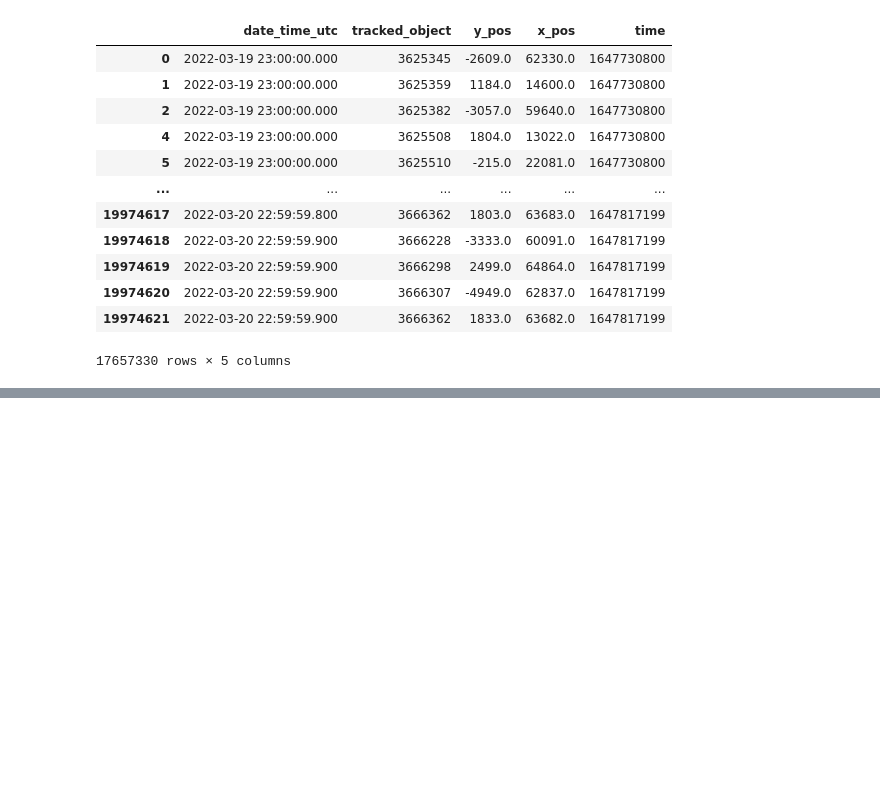
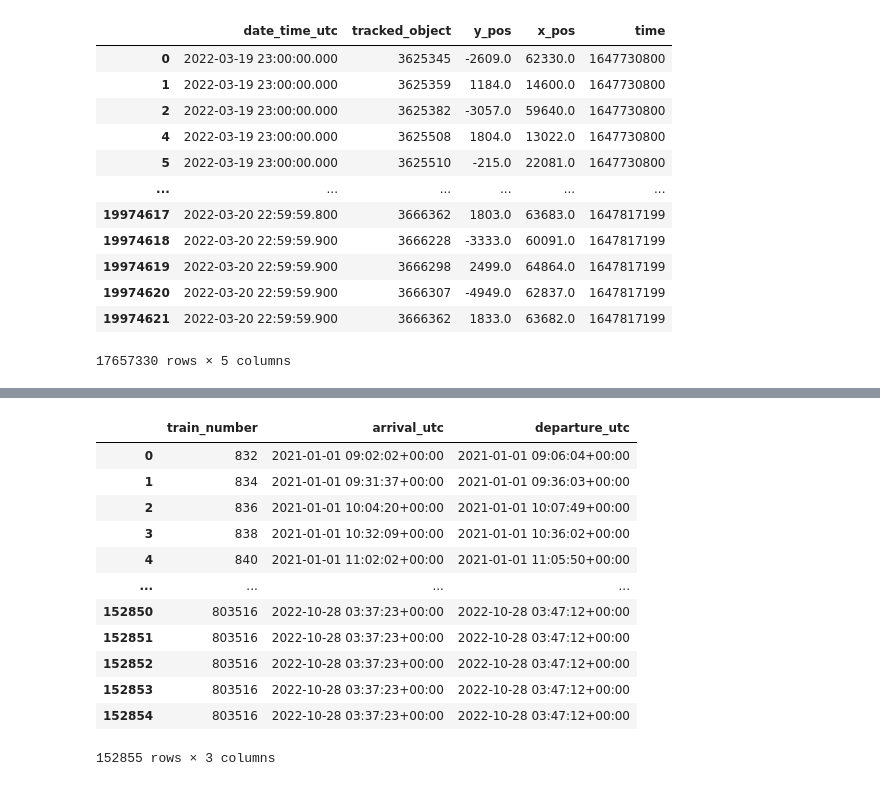
Before and after one commit to mauribadnights/sociophysics, a Jupyter notebook: matrix_generator/matrix_generator1.ipynb, the cells around one changed output, grey strips where cells are left out. Cells and saved outputs as stored; diff of their text form; code cells hidden in the pictures; blank space fills up the shorter version.

```diff
--- a/matrix_generator/matrix_generator1.ipynb
+++ b/matrix_generator/matrix_generator1.ipynb
@@ -97,0 +203,16 @@ for hour in fLst.index:
+# %%
+train_data
+# %% [output]
+|  | train_number | arrival_utc | departure_utc |
+| 0 | 832 | 2021-01-01 09:02:02+00:00 | 2021-01-01 09:06:04+00:00 |
+| 1 | 834 | 2021-01-01 09:31:37+00:00 | 2021-01-01 09:36:03+00:00 |
+| 2 | 836 | 2021-01-01 10:04:20+00:00 | 2021-01-01 10:07:49+00:00 |
+| 3 | 838 | 2021-01-01 10:32:09+00:00 | 2021-01-01 10:36:02+00:00 |
+| 4 | 840 | 2021-01-01 11:02:02+00:00 | 2021-01-01 11:05:50+00:00 |
+| ... | ... | ... | ... |
+| 152850 | 803516 | 2022-10-28 03:37:23+00:00 | 2022-10-28 03:47:12+00:00 |
+| 152851 | 803516 | 2022-10-28 03:37:23+00:00 | 2022-10-28 03:47:12+00:00 |
+| 152852 | 803516 | 2022-10-28 03:37:23+00:00 | 2022-10-28 03:47:12+00:00 |
+| 152853 | 803516 | 2022-10-28 03:37:23+00:00 | 2022-10-28 03:47:12+00:00 |
+| 152854 | 803516 | 2022-10-28 03:37:23+00:00 | 2022-10-28 03:47:12+00:00 |
+152855 rows × 3 columns
```
Also changed, not shown: parts of 22 cells of this notebook, 2 other files.
